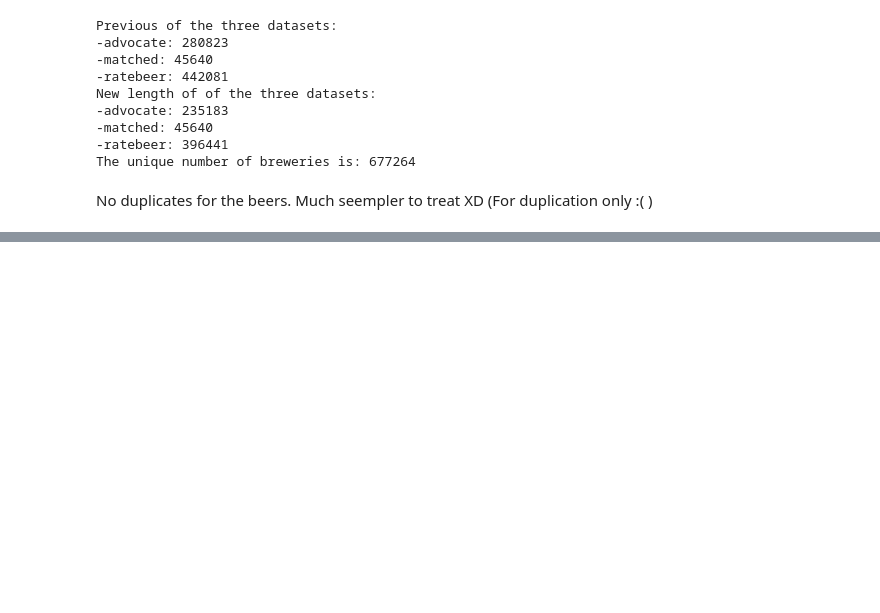
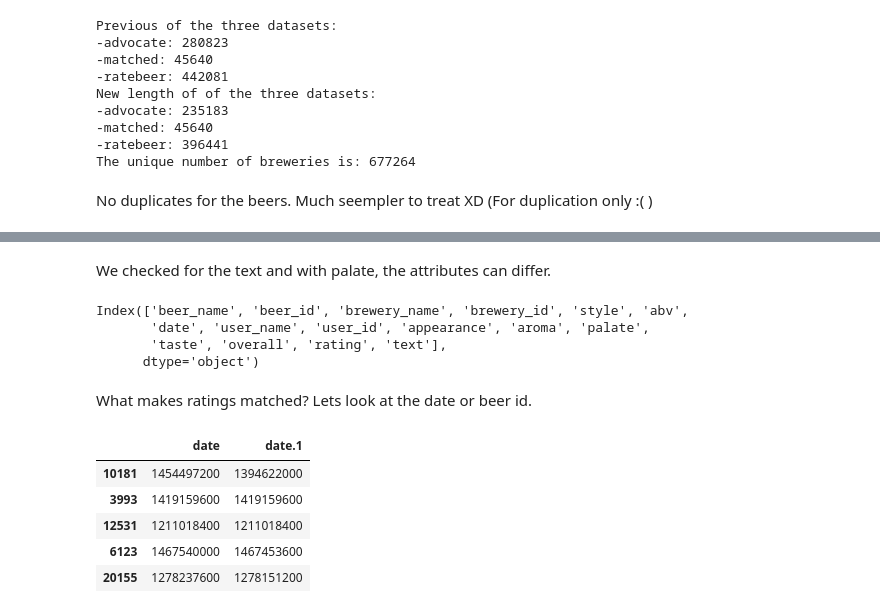
Before and after one commit to epfl-ada/ada-2024-project-abracadabra, a Jupyter notebook: data/data_understanding.ipynb, the cells around one changed output, grey strips where cells are left out. Saved outputs shown, nothing was run; the diff lists cells and outputs as text; code cells hidden in the pictures; blank space fills up the shorter version.

```diff
--- a/data/data_understanding.ipynb
+++ b/data/data_understanding.ipynb
@@ -369,0 +416,20 @@ No duplicates for the beers. Much seempler to treat XD (For duplication only :(
+# %% [markdown]
+We checked for the text and with palate, the attributes can differ.
+# %%
+ratings_rb_with_text_matched.columns
+# %% [output]
+Index(['beer_name', 'beer_id', 'brewery_name', 'brewery_id', 'style', 'abv',
+       'date', 'user_name', 'user_id', 'appearance', 'aroma', 'palate',
+       'taste', 'overall', 'rating', 'text'],
+      dtype='object')
+# %% [markdown]
+What makes ratings matched? Lets look at the date or beer id.
+# %%
+ratings_matched[["date","date.1"]].sample(5)
+# %% [output]
+|  | date | date.1 |
+| 10181 | 1454497200 | 1394622000 |
+| 3993 | 1419159600 | 1419159600 |
+| 12531 | 1211018400 | 1211018400 |
+| 6123 | 1467540000 | 1467453600 |
+| 20155 | 1278237600 | 1278151200 |
```
Also changed, not shown: parts of 19 cells of this notebook.
